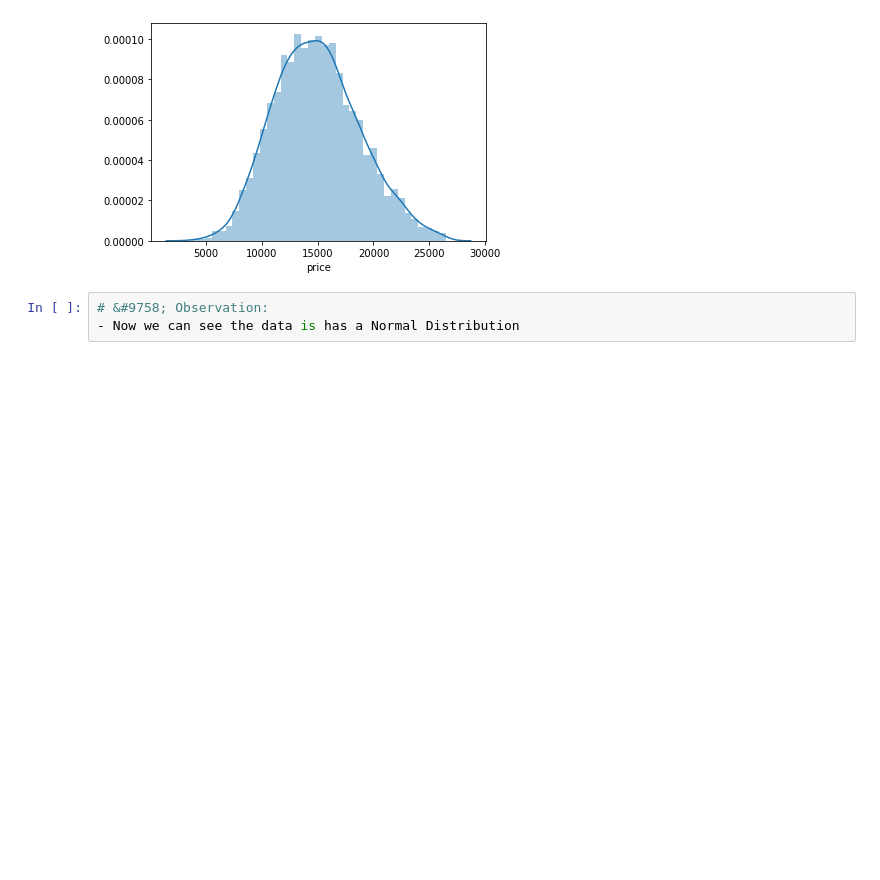
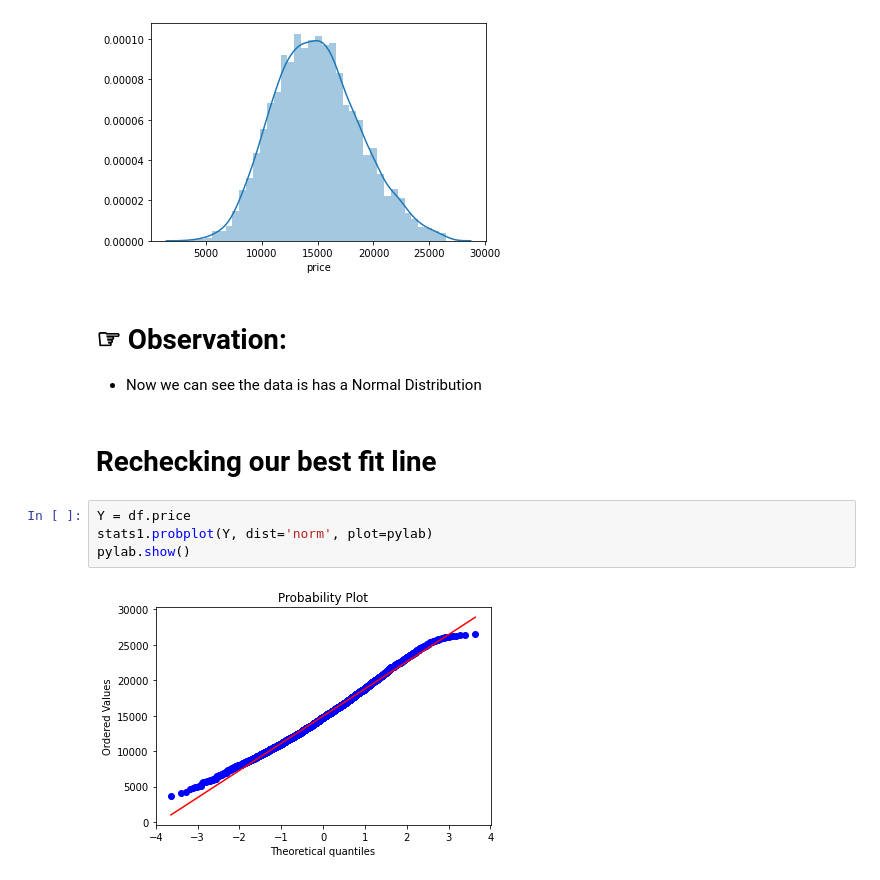
Before and after one commit to code-JOA/MiniMachineLearning, a Jupyter notebook: LinearRegression/CarProject-StatsModels/CarProject.ipynb, the cells around one changed output. Saved outputs shown, nothing was run; the diff lists cells and outputs as text; blank space fills up the shorter version.

```diff
--- a/LinearRegression/CarProject-StatsModels/CarProject.ipynb
+++ b/LinearRegression/CarProject-StatsModels/CarProject.ipynb
@@ -307,6 +307,14 @@ sns.distplot(Y)
 # %% [output]
 <matplotlib.axes._subplots.AxesSubplot at 0x...>
 [figure]
-# %%
-# &#9758; Observation:
-- Now we can see the data is has a Normal Distribution
+# %% [markdown]
+# &#9758; Observation:
+- Now we can see the data is has a Normal Distribution
+# %% [markdown]
+# Rechecking our best fit line
+# %%
+Y = df.price
+stats1.probplot(Y, dist='norm', plot=pylab)
+pylab.show()
+# %% [output]
+[figure, added]
```
Also changed, not shown: parts of 1 cell of this notebook.
